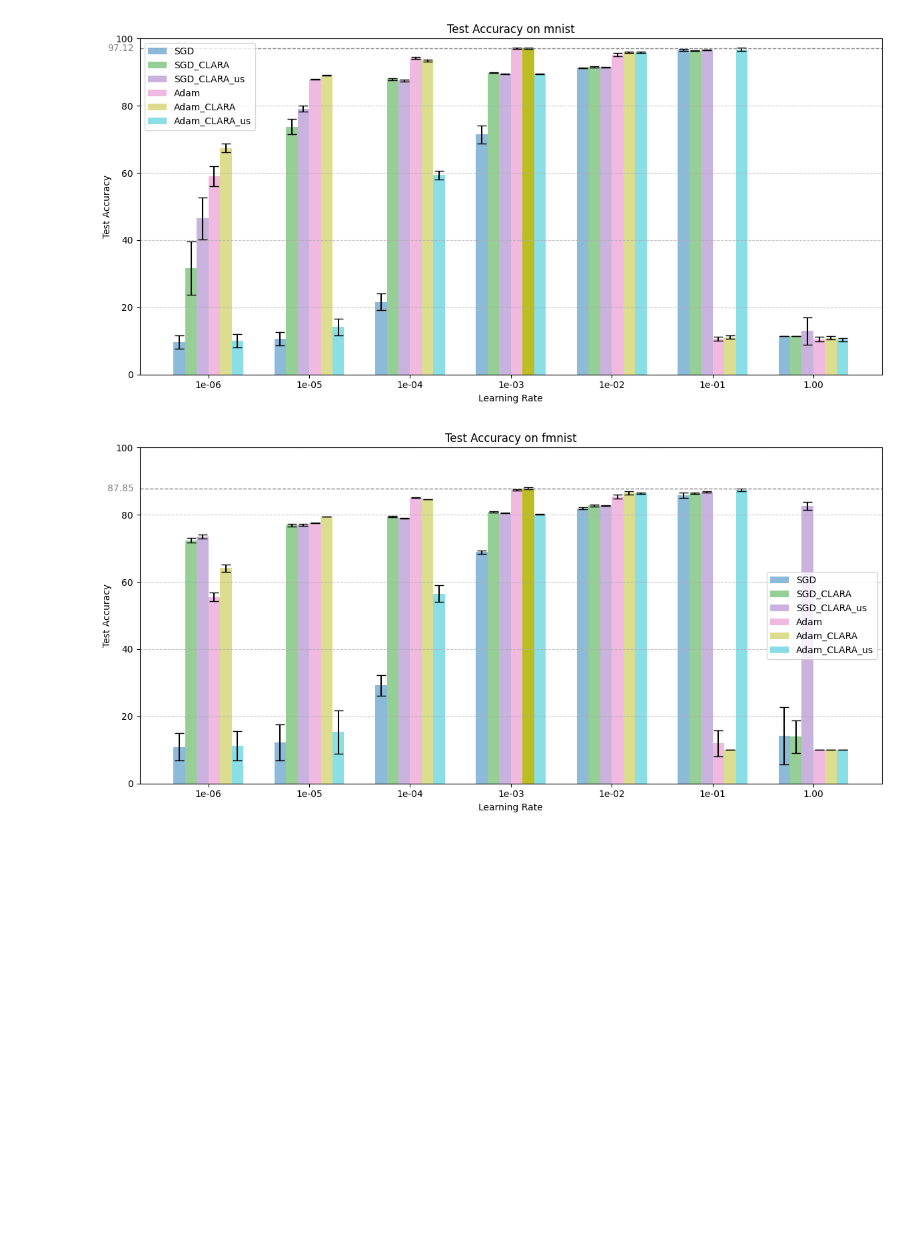
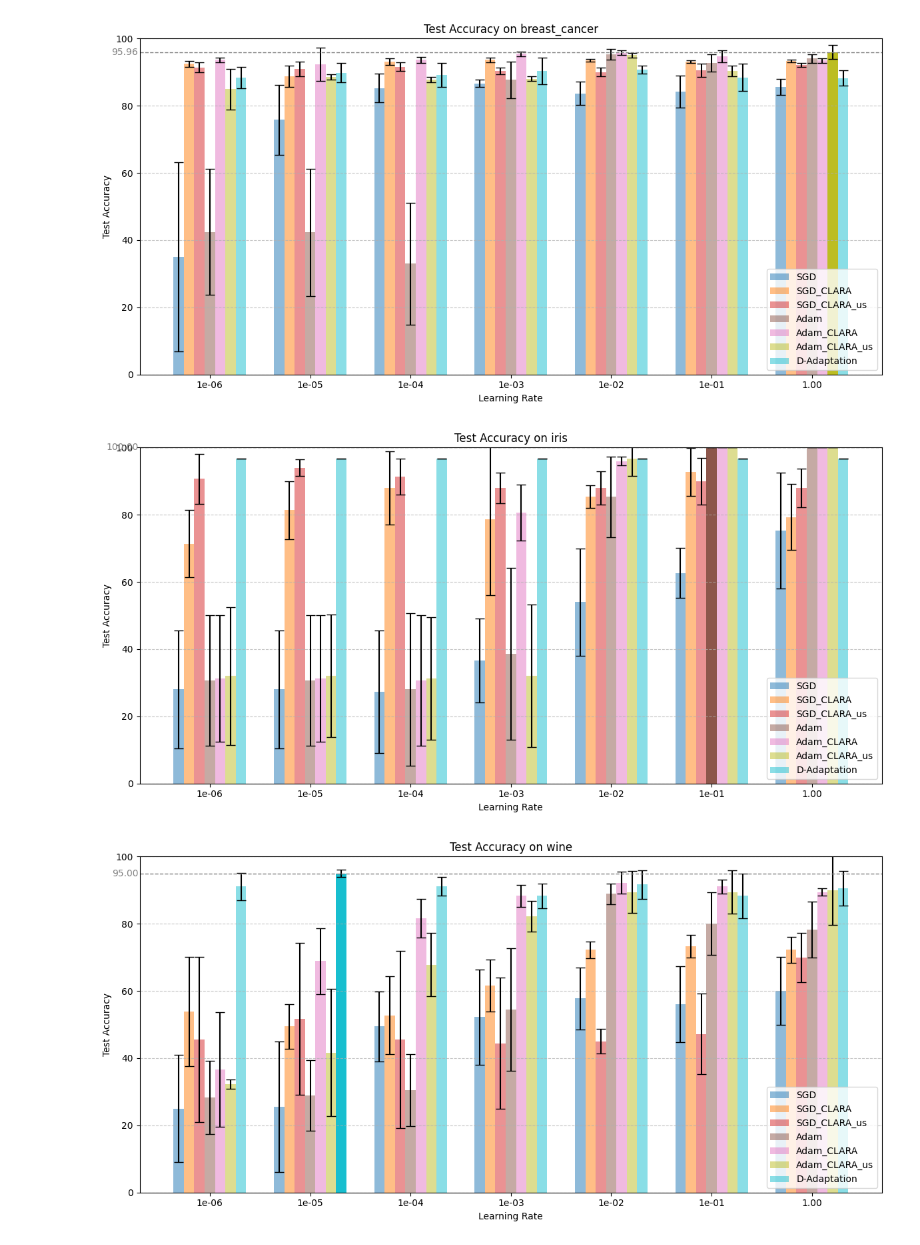
Before and after one commit to asmaatamna/cumulative-learning-rate-adaptation, a Jupyter notebook: Plot-learning-rate-experiments-results.ipynb, the cells around one changed output. Saved outputs shown, nothing was run; the diff lists cells and outputs as text; code cells hidden in the pictures; blank space fills up the shorter version.

Commit message:
Performance plots

```diff
--- a/Plot-learning-rate-experiments-results.ipynb
+++ b/Plot-learning-rate-experiments-results.ipynb
@@ -100,7 +18,8 @@ def summarize_metric_sweep_lr(base_dir, algorithms, datasets, lr_values, metric=
         summary_stats: dict[lr][algorithm][dataset] = (mean, std)
     """
 
-    folder_pattern = re.compile(r"(\d{4}-\d{2}-\d{2})_(\d{2}-\d{2})_(\d+)_([\d]+)")
+    # folder_pattern = re.compile(r"(\d{4}-\d{2}-\d{2})_(\d{2}-\d{2})_(\d+)_([\d]+)")
+    folder_pattern = re.compile(r"(\d+)_([\d]+)_EpochSeed")
 
     # Store results: {lr -> algorithm -> dataset -> values}
     summary_stats = defaultdict(lambda: defaultdict(dict))
@@ -237,10 +156,10 @@ def plot_algorithm_performance(summary_stats, algorithms, datasets, lr_values, m
         plt.show()
 # %%
 summary = summarize_metric_sweep_lr(
-    base_dir="TM_Experiments/results/",
-    algorithms=["SGD_CLARA", "SGD_CLARA_us", "SGD", "Adam_CLARA", "Adam_CLARA_us", "Adam", "D-Adaptation"],
+    base_dir="TM_Experiments/selected_results/",
+    algorithms=["SGD", "SGD_CLARA", "SGD_CLARA_us", "Adam", "Adam_CLARA", "Adam_CLARA_us", "D-Adaptation"],
     datasets=["breast_cancer", "iris", "wine", "digits", "mnist", "fmnist", "cifar10", "cifar100"],
     lr_values=["1e-06", "1e-05", "1e-04", "1e-03", "1e-02", "1e-01", "1.00"],  # must match folder name exactly
-    metric="test_accuracy"
+    metric="test_accuracy"  # test_accuracy or test_loss
 )
 # %% [output]
@@ -264,11 +183,12 @@ summary = summarize_metric_sweep_lr(
 # %%
 plot_algorithm_performance(
     summary_stats=summary,  # from your earlier function
-    algorithms=["SGD", "SGD_CLARA", "SGD_CLARA_us", "Adam", "Adam_CLARA", "Adam_CLARA_us"],
-    datasets=["mnist", "fmnist"],
+    algorithms=["SGD", "SGD_CLARA", "SGD_CLARA_us", "Adam", "Adam_CLARA", "Adam_CLARA_us", "D-Adaptation"],
+    datasets=["breast_cancer", "iris", "wine", "digits", "mnist", "fmnist", "cifar10", "cifar100"],
     lr_values=["1e-06", "1e-05", "1e-04", "1e-03", "1e-02", "1e-01", "1.00"],
     metric_name="Test Accuracy"
 )
 # %% [output]
-[figure, old version]
+[figure, new version]
-[figure, old version]
+[figure, new version]
+[figure, added]
```
Also changed, not shown: parts of 11 cells of this notebook, 1 other file.
